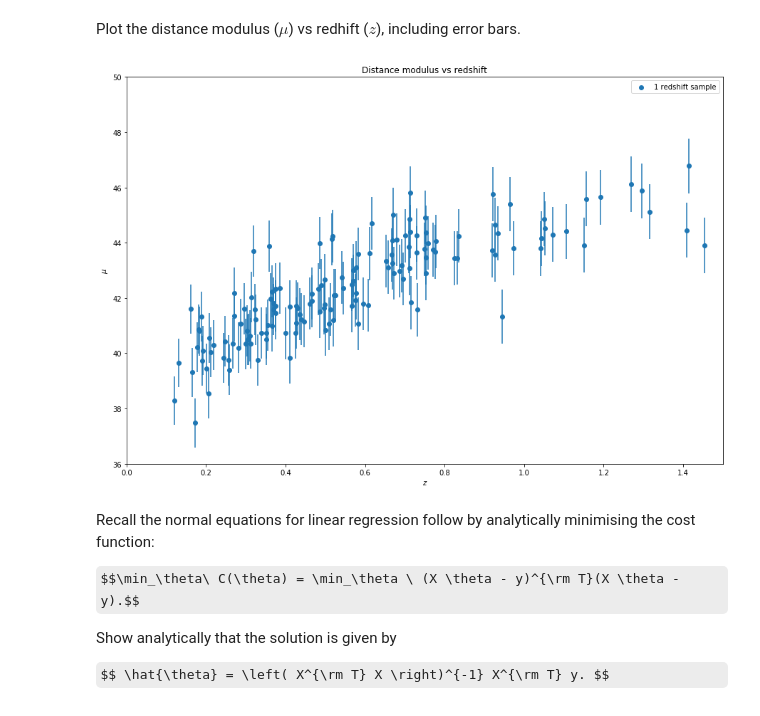
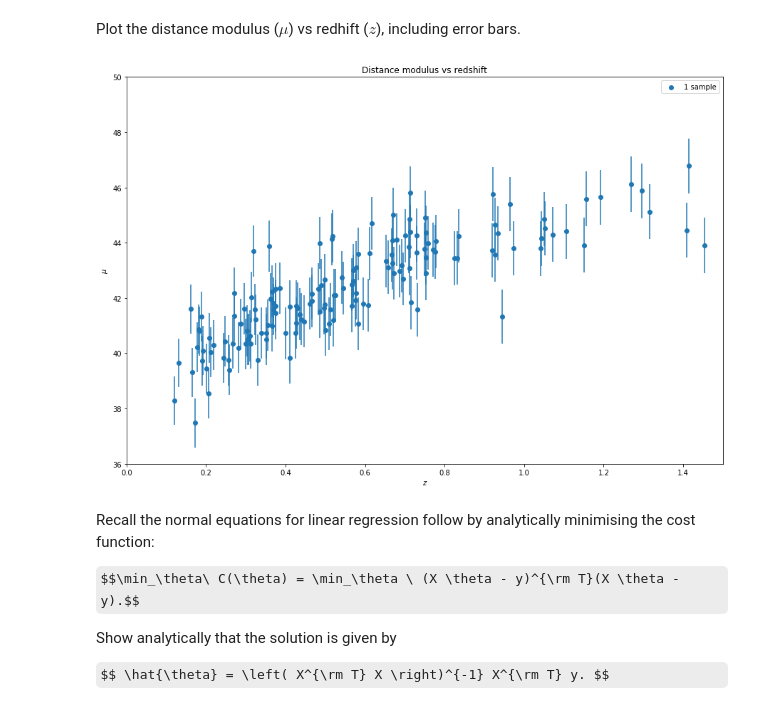
Before and after one commit to nishalad95/Machine_Learning_Big_Data, a Jupyter notebook: spce0038_coursework_NishaLad.ipynb, the cells around one changed output. Drawn from its saved outputs; the diff is of its cells as text; code cells hidden in the pictures; some formulas as TeX source.

```diff
--- a/spce0038_coursework_NishaLad.ipynb
+++ b/spce0038_coursework_NishaLad.ipynb
@@ -76,20 +76,20 @@ Plot the distance modulus ($\mu$) vs redhift ($z$), including error bars.
 # %%
 # Plot data
 def plot_dist_mod():
     # YOUR CODE HERE
     plt.figure(figsize=(15,10))
-    plt.scatter(z_sample, mu_sample, label='1 redshift sample')
+    plt.scatter(z_sample, mu_sample, label='1 sample')
     plt.errorbar(z_sample, mu_sample, yerr=dmu, linestyle="None")
     plt.xlabel('$z$')
     plt.ylabel('$\mu$')
     plt.title('Distance modulus vs redshift')
     plt.ylim(36, 50)
     plt.xlim(0, 1.5)
     plt.legend()
 
 plot_dist_mod()
 # %% [output]
-[figure, old version]
+[figure, new version]
 # %% [markdown]
 Recall the normal equations for linear regression follow by analytically minimising the cost function:
 
```
Also changed, not shown: parts of 10 cells of this notebook.
